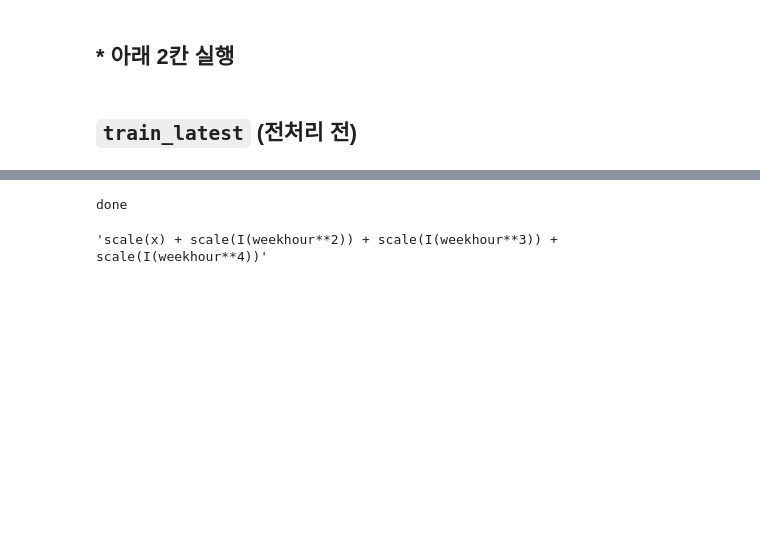
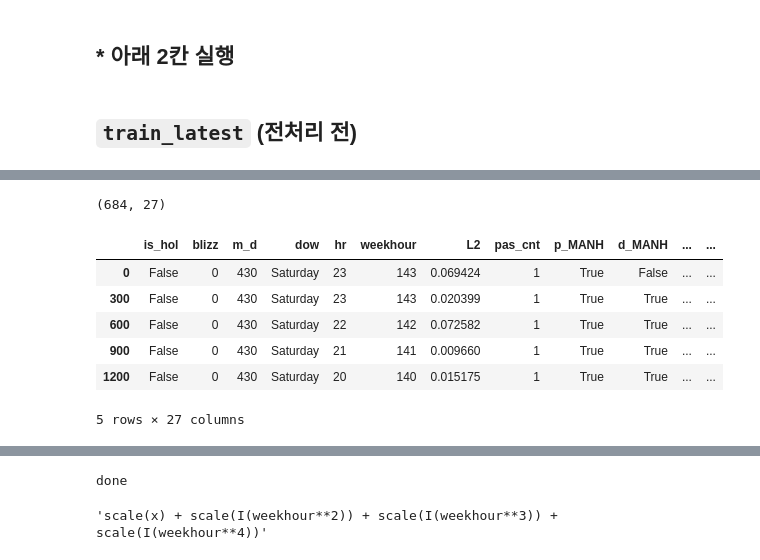
Before and after one commit to eigenSim/dss6a-regression, a Jupyter notebook: choi/171021_notes_1711_all_vars_rough.ipynb, the cells around one changed output, grey strips where cells are left out. Saved outputs shown, nothing was run; the diff lists cells and outputs as text; code cells hidden in the pictures; blank space fills up the shorter version.

```diff
--- a/choi/171021_notes_1711_all_vars_rough.ipynb
+++ b/choi/171021_notes_1711_all_vars_rough.ipynb
@@ -91,0 +93,4 @@ df_train.head()
+# %%
+df_train.loc[::1000].shape
+# %% [output]
+(684, 27)
@@ -91,0 +99,10 @@ df_train.head()
+# %%
+df_sample.head()
+# %% [output]
+|  | is_hol | blizz | m_d | dow | hr | weekhour | L2 | pas_cnt | p_MANH | d_MANH | ... | ... |
+| 0 | False | 0 | 430 | Saturday | 23 | 143 | 0.069424 | 1 | True | False | ... | ... |
+| 300 | False | 0 | 430 | Saturday | 23 | 143 | 0.020399 | 1 | True | True | ... | ... |
+| 600 | False | 0 | 430 | Saturday | 22 | 142 | 0.072582 | 1 | True | True | ... | ... |
+| 900 | False | 0 | 430 | Saturday | 21 | 141 | 0.009660 | 1 | True | True | ... | ... |
+| 1200 | False | 0 | 430 | Saturday | 20 | 140 | 0.015175 | 1 | True | True | ... | ... |
+5 rows × 27 columns
```
Also changed, not shown: parts of 3 cells of this notebook, 10 other files.
